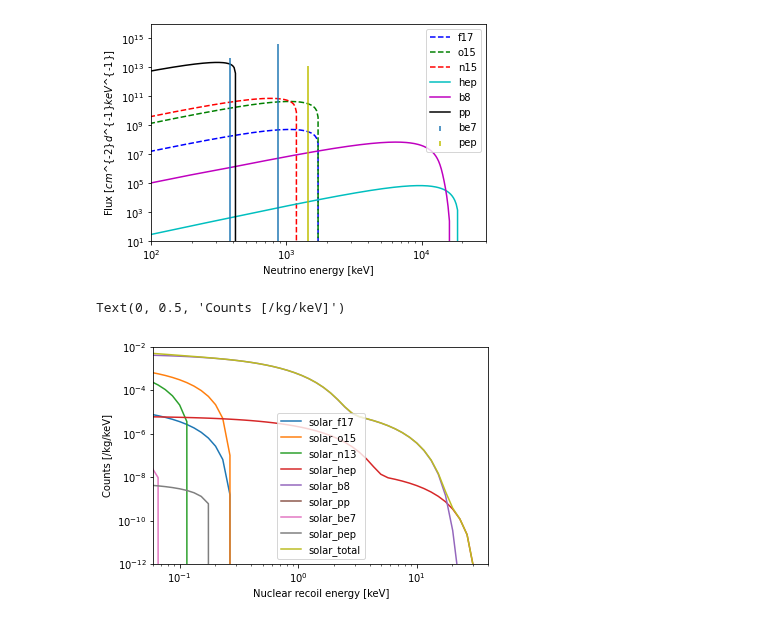
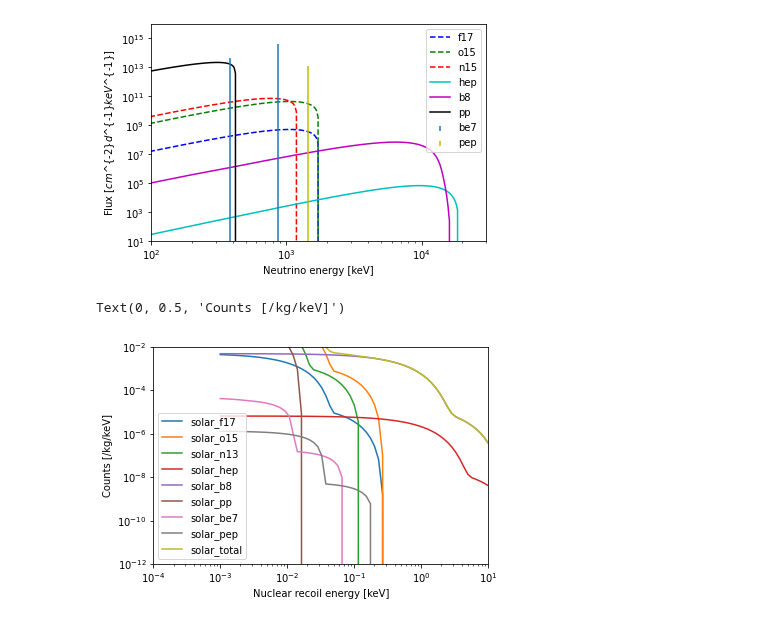
Before and after one commit to mjzurowski/sgm, a Jupyter notebook: Neutrino-test.ipynb, the cells around one changed output. Cells and saved outputs as stored; diff of their text form; code cells hidden in the pictures.

```diff
--- a/Neutrino-test.ipynb
+++ b/Neutrino-test.ipynb
@@ -181,21 +181,22 @@ Text(0, 0.5, 'Flux [$cm$^{-2}$d$^{-1}$keV$^{-1}]')
 # %%
 ##with Be7 and PEP
 ls_source=['solar_f17','solar_o15','solar_n13','solar_hep','solar_b8','solar_pp','solar_be7','solar_pep']
 solar_total=np.zeros(len(ER))
 for source in ls_source:
     #plt.plot(ER,[Model.dRdER(T[0],Ev_eV,ERi,'solar_f17')*keV*T[0].mT()/Det.DetMass() for ERi in ER_eV],label='Na',color='r')
     #plt.plot(ER,[Model.dRdER(T[1],Ev_eV,ERi,'solar_f17')*keV*T[1].mT()/Det.DetMass() for ERi in ER_eV],label='I',color='blue')
     rate=np.array([Model.dRdER(T[0],Ev_eV,ERi,source)*keV*T[0].mT()/Det.DetMass()+Model.dRdER(T[1],Ev_eV,ERi,source)*keV*T[1].mT()/Det.DetMass() for ERi in ER_eV])
     plt.plot(ER,rate,label=source)
     solar_total=solar_total+rate
 plt.plot(ER,solar_total,label='solar_total')
 plt.xscale('log')
 plt.yscale('log')
 plt.legend()
 plt.xlim(6e-2,4e1)
+plt.xlim(1e-4,10)
 plt.ylim(1e-12, 1e-2)
 plt.xlabel(r"Nuclear recoil energy [keV]")
 plt.ylabel(r"Counts [/kg/keV]")
 # %% [output]
 Text(0, 0.5, 'Counts [/kg/keV]')
-[figure, old version]
+[figure, new version]
```
Also changed, not shown: 7 other files.
